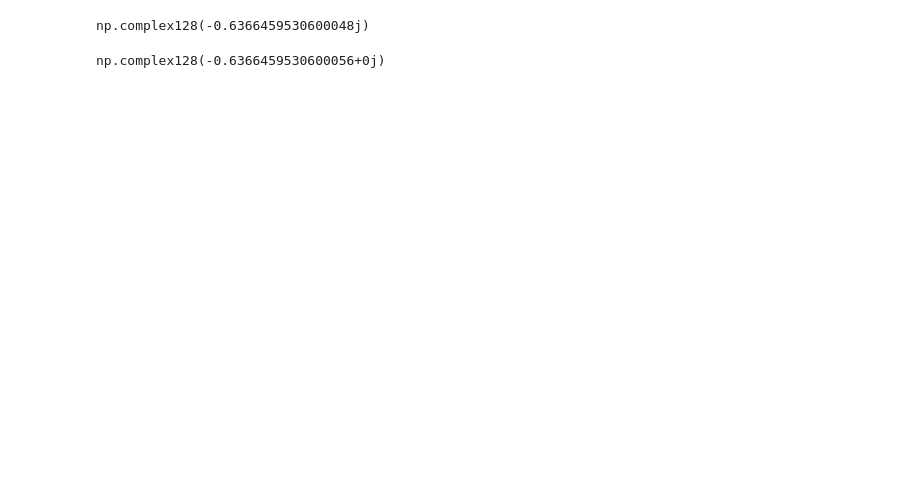
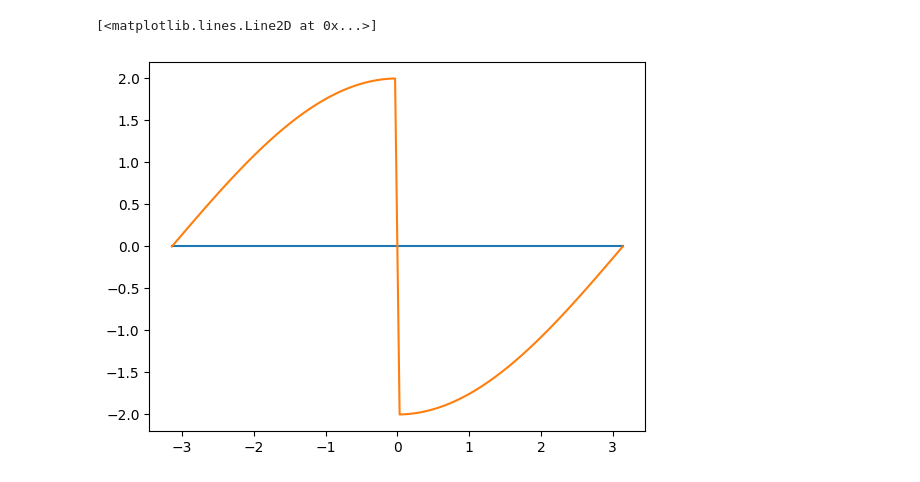
Before and after one commit to KristianMunnikhuis/subsystem_loschmidt_echo, a Jupyter notebook: scripts/Adiabatic Pert Theory/matrixelements.ipynb, the cells around one changed output. Drawn from its saved outputs; the diff is of its cells as text; code cells hidden in the pictures; blank space fills up the shorter version.

```diff
--- a/scripts/Adiabatic Pert Theory/matrixelements.ipynb
+++ b/scripts/Adiabatic Pert Theory/matrixelements.ipynb
@@ -79,7 +10,0 @@ def cc(U, k, l):
-# %%
-k = k_vals(100)
-Ub = U(k,10)
-# %%
-cc(Uf,k,0)-aa(Uf,k,0)+ca(Uf,k,0)-ac(Uf,k,0)
-# %% [output]
-np.complex128(-0.6366459530600048j)
@@ -91,6 +10,0 @@ import kblock_ising_model as kb
-# %%
-Uf = kb.U(k,1)
-
--kb.aa(Ub,k,0)+kb.cc(Ub,k,0)-kb.ac(Ub,k,0)+kb.ca(Ub,k,0)
-# %% [output]
-np.complex128(-0.6366459530600056+0j)
@@ -96,0 +57,10 @@ np.complex128(-0.6366459530600056+0j)
+# %%
+k = np.linspace(-pi,pi,100)
+# %%
+args = (0,1,k)
+x = -AA(*args)+CC(*args)+CA(*args)-AC(*args)
+plt.plot(k,np.real(x))
+plt.plot(k,np.imag(x))
+# %% [output]
+[<matplotlib.lines.Line2D at 0x...>]
+[figure, added]
```
Also changed, not shown: parts of 10 cells of this notebook.
